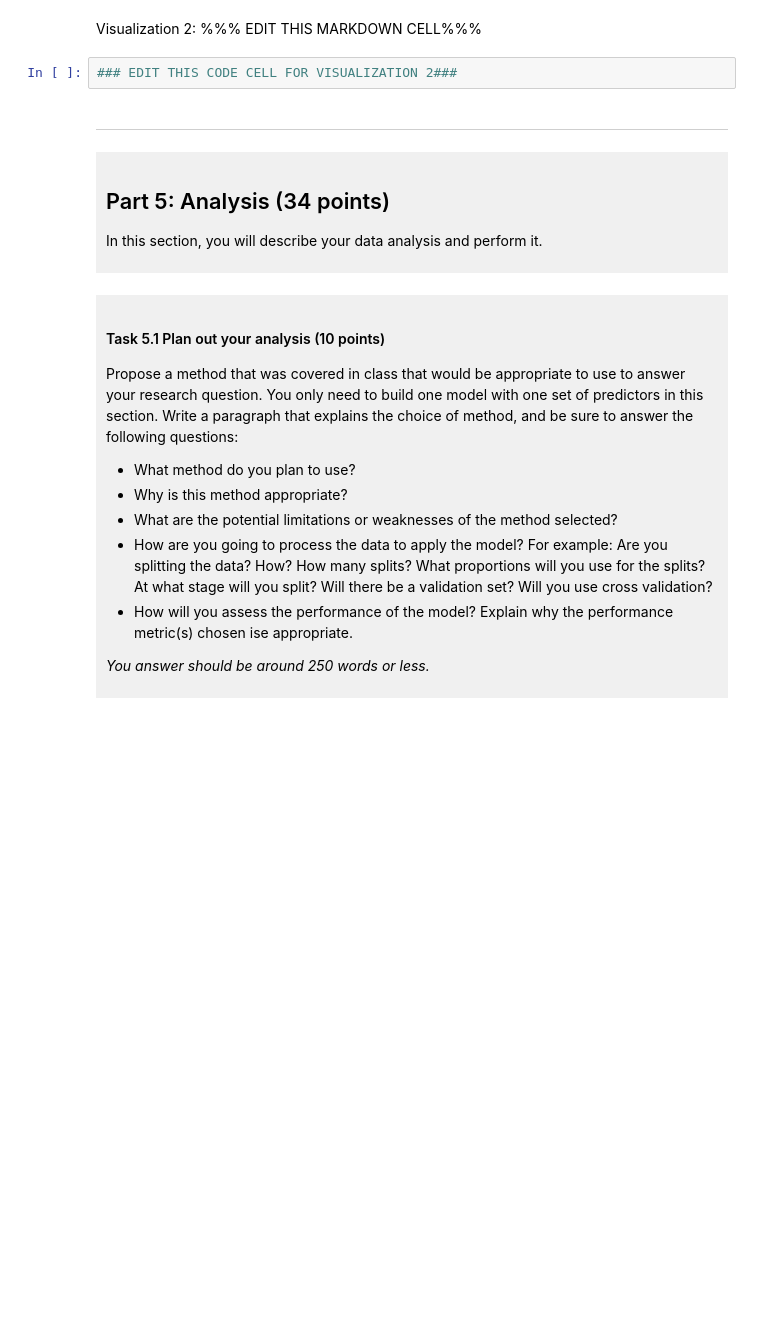
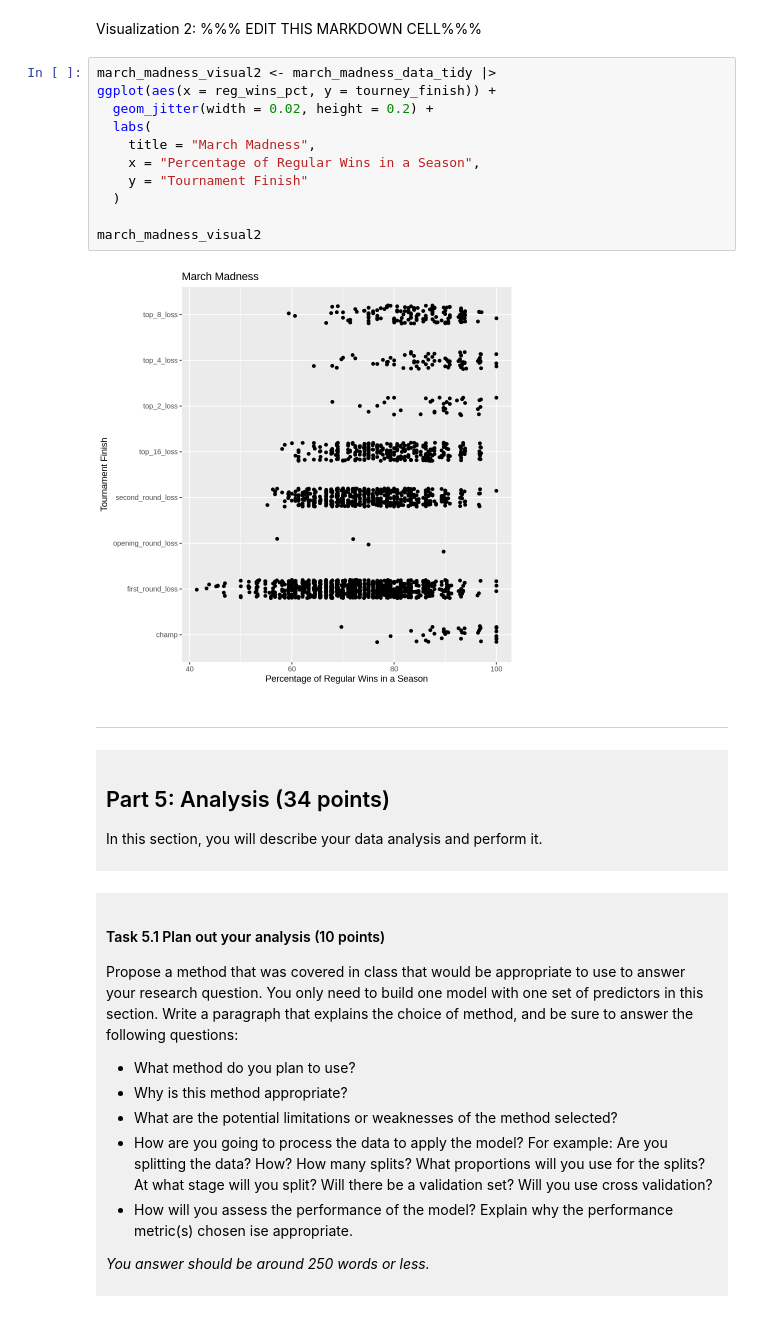
Before and after one commit to ablaskovubc/dsci-100-project-ava-blaskovich, a Jupyter notebook: dsci-100-project-notebook.ipynb, the cells around one changed output. Saved outputs shown, nothing was run; the diff lists cells and outputs as text; blank space fills up the shorter version.

```diff
--- a/dsci-100-project-notebook.ipynb
+++ b/dsci-100-project-notebook.ipynb
@@ -313,7 +378,18 @@ Visualization 1: %%% EDIT THIS MARKDOWN CELL%%%
 # %% [markdown]
 Visualization 2: %%% EDIT THIS MARKDOWN CELL%%%
 # %%
-### EDIT THIS CODE CELL FOR VISUALIZATION 2###
+march_madness_visual2 <- march_madness_data_tidy |>
+ggplot(aes(x = reg_wins_pct, y = tourney_finish)) +
+  geom_jitter(width = 0.02, height = 0.2) +
+  labs(
+    title = "March Madness",
+    x = "Percentage of Regular Wins in a Season",
+    y = "Tournament Finish"
+  )
+
+march_madness_visual2
+# %% [output]
+[figure, added]
 # %% [markdown]
 ------
 # %% [markdown]
```
Also changed, not shown: parts of 6 cells of this notebook.
